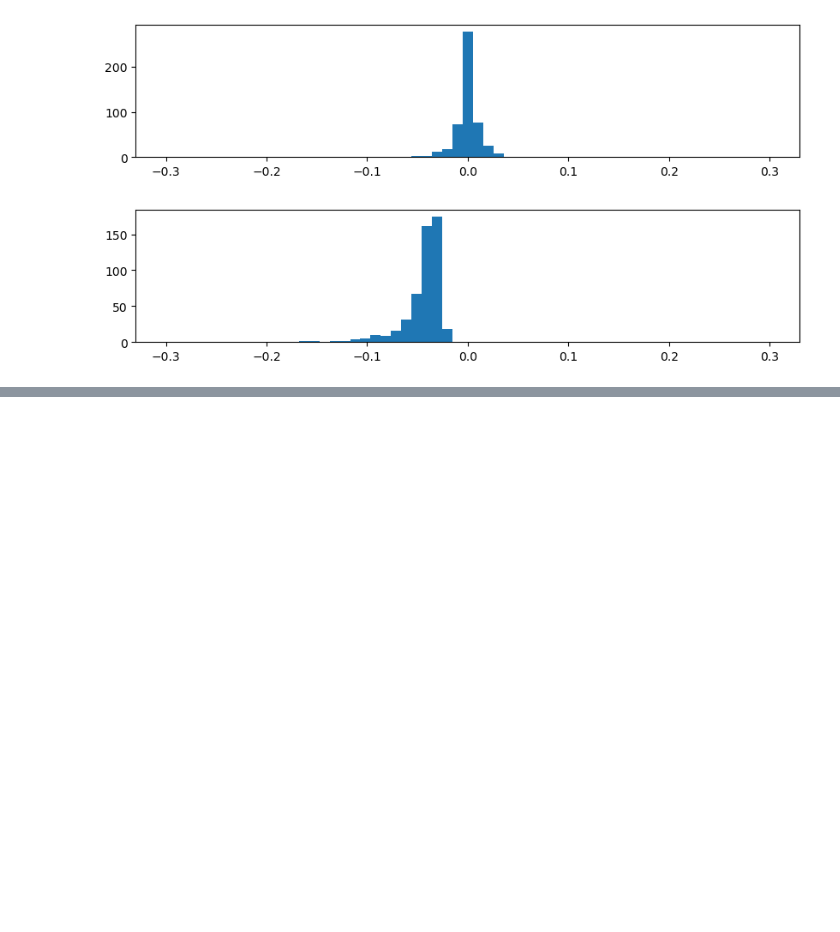
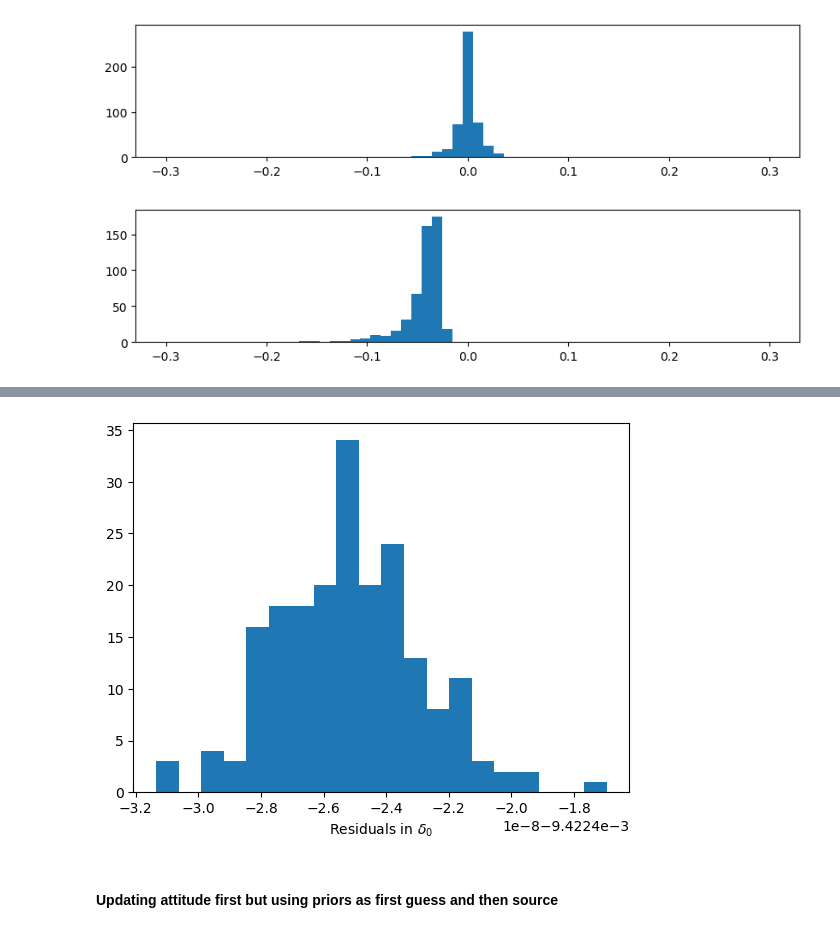
Before and after one commit to JASMINE-Mission/jasmine_agistoy, a Jupyter notebook: notebook/demonstration2D_positions_only.ipynb, the cells around one changed output, grey strips where cells are left out. Saved outputs shown, nothing was run; the diff lists cells and outputs as text; code cells hidden in the pictures; blank space fills up the shorter version.

```diff
--- a/notebook/demonstration2D_positions_only.ipynb
+++ b/notebook/demonstration2D_positions_only.ipynb
@@ -1933,0 +2300,12 @@ plt.hist((ehat2[:,5]-scalet)/scalet,bins=np.linspace(-0.3,0.3,60));
+# %%
+j = 1
+#plt.hist(shat[:,1+j]-src[:,1+j],bins=20,label="Initial guess")
+#plt.hist(shat1[:,1+j]-src[:,1+j],bins=20,label="1st Iteration")
+plt.hist(shat2[:,1+j]-src[:,1+j],bins=20,label="2nd Iteration");
+
+plt.xlabel("Residuals in {}".format([r"$\alpha_0$",r"$\delta_0$",r"$\mu_{\alpha_0}$",
+                        r"$\mu_{\delta_0}$",r"$\varpi_0$"][j]));
+# %% [output]
+[figure, added]
+# %% [markdown]
+#### Updating attitude first but using priors as first guess and then source
```
Also changed, not shown: parts of 171 cells of this notebook.
